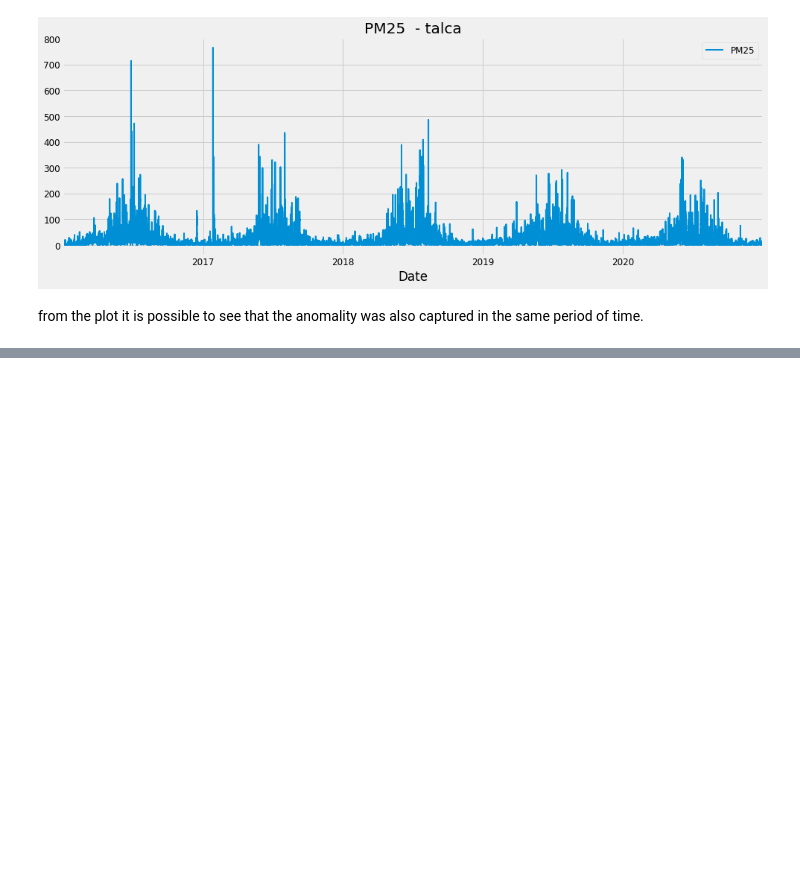
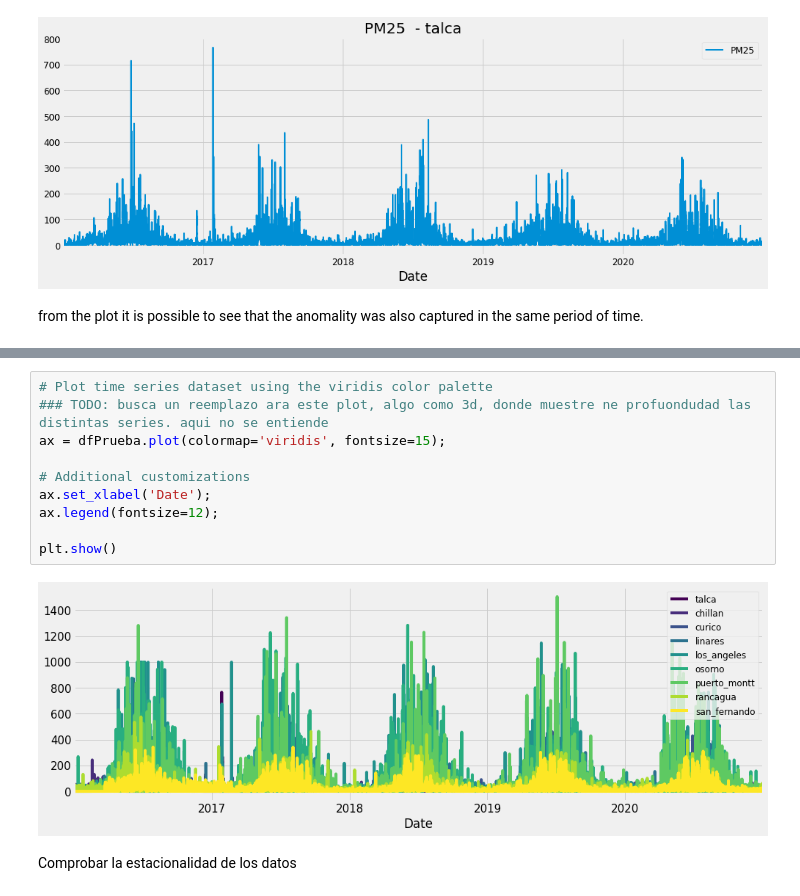
Before and after one commit to castudil/som-lstm, a Jupyter notebook: som_lstm.ipynb, the cells around one changed output, grey strips where cells are left out. Drawn from its saved outputs; the diff is of its cells as text; blank space fills up the shorter version.

```diff
--- a/som_lstm.ipynb
+++ b/som_lstm.ipynb
@@ -89,0 +139,14 @@ from the plot it is possible to see that the anomality was also captured in the
+# %%
+# Plot time series dataset using the viridis color palette
+### TODO: busca un reemplazo ara este plot, algo como 3d, donde muestre ne profuondudad las distintas series. aqui no se entiende
+ax = dfPrueba.plot(colormap='viridis', fontsize=15);
+
+# Additional customizations
+ax.set_xlabel('Date');
+ax.legend(fontsize=12);
+
+plt.show()
+# %% [output]
+[figure, added]
+# %% [markdown]
+Comprobar la estacionalidad de los datos
```
Also changed, not shown: parts of 5 cells of this notebook.
